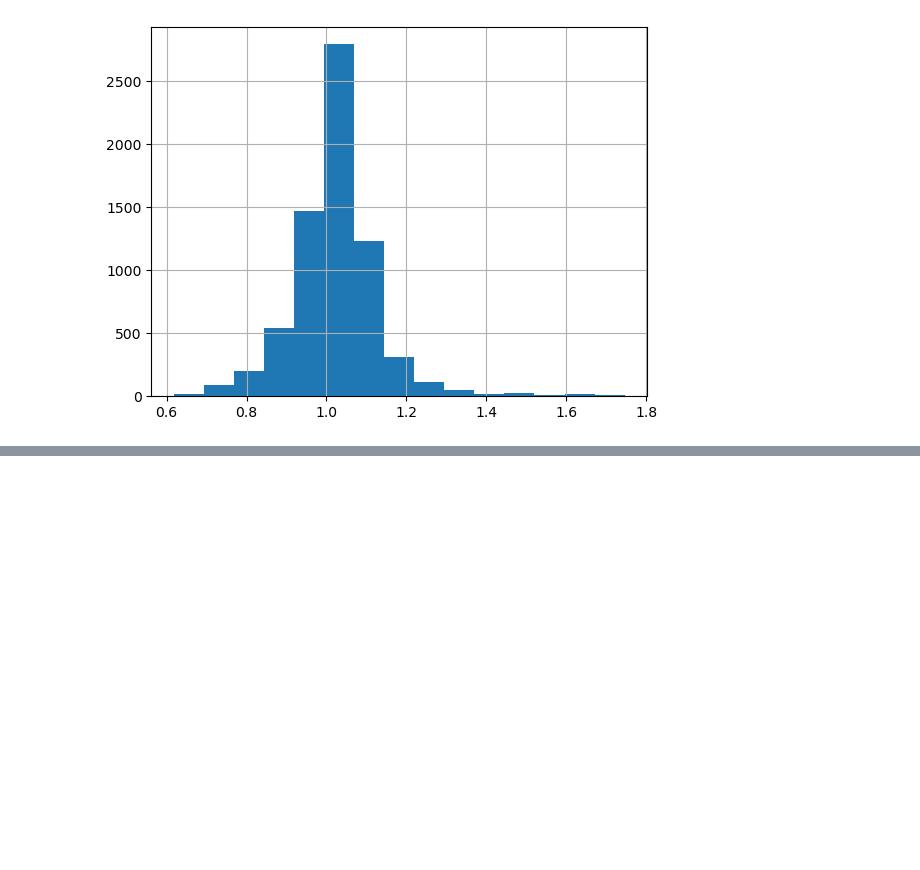
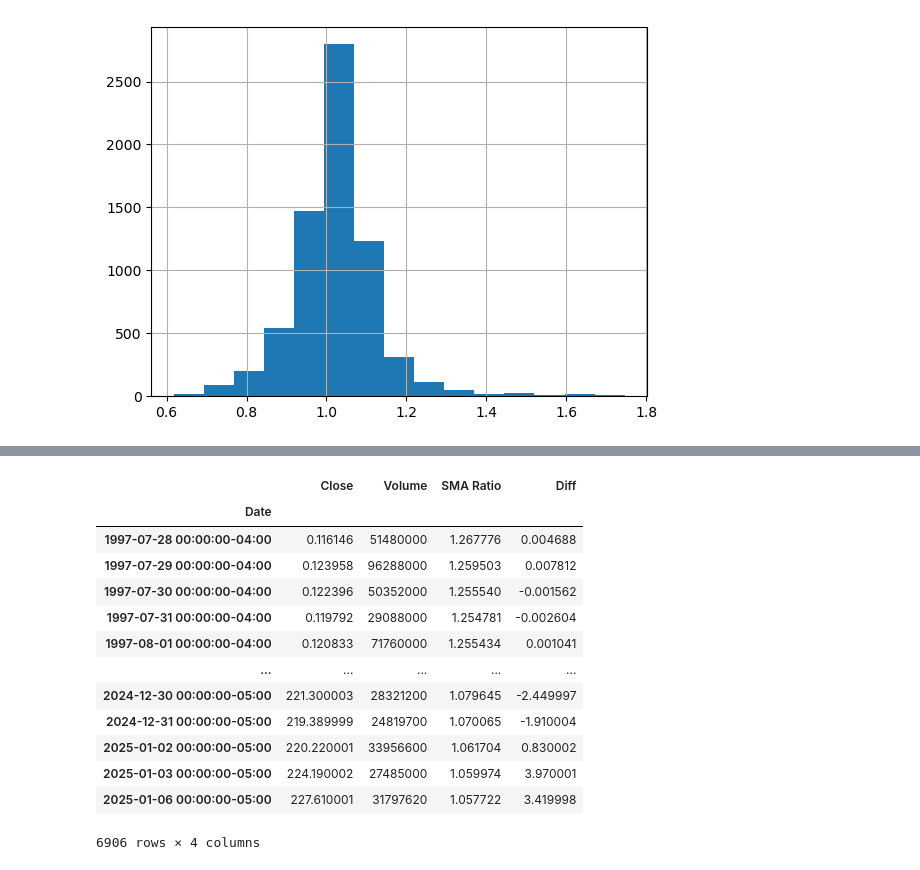
Before and after one commit to joeyallen1/RL_Trading, a Jupyter notebook: Trading.ipynb, the cells around one changed output, grey strips where cells are left out. Cells and saved outputs as stored; diff of their text form; code cells hidden in the pictures; blank space fills up the shorter version.

```diff
--- a/Trading.ipynb
+++ b/Trading.ipynb
@@ -157,0 +169,19 @@ amzn_df['SMA Ratio'].hist(bins=15)
+# %%
+amzn_df['Diff'] = amzn_df['Close'].diff()
+amzn_df.dropna(inplace=True)
+amzn_df
+# %% [output]
+|  | Close | Volume | SMA Ratio | Diff |
+| Date |  |  |  |  |
+| 1997-07-28 00:00:00-04:00 | 0.116146 | 51480000 | 1.267776 | 0.004688 |
+| 1997-07-29 00:00:00-04:00 | 0.123958 | 96288000 | 1.259503 | 0.007812 |
+| 1997-07-30 00:00:00-04:00 | 0.122396 | 50352000 | 1.255540 | -0.001562 |
+| 1997-07-31 00:00:00-04:00 | 0.119792 | 29088000 | 1.254781 | -0.002604 |
+| 1997-08-01 00:00:00-04:00 | 0.120833 | 71760000 | 1.255434 | 0.001041 |
+| ... | ... | ... | ... | ... |
+| 2024-12-30 00:00:00-05:00 | 221.300003 | 28321200 | 1.079645 | -2.449997 |
+| 2024-12-31 00:00:00-05:00 | 219.389999 | 24819700 | 1.070065 | -1.910004 |
+| 2025-01-02 00:00:00-05:00 | 220.220001 | 33956600 | 1.061704 | 0.830002 |
+| 2025-01-03 00:00:00-05:00 | 224.190002 | 27485000 | 1.059974 | 3.970001 |
+| 2025-01-06 00:00:00-05:00 | 227.610001 | 31797620 | 1.057722 | 3.419998 |
+6906 rows × 4 columns
```
Also changed, not shown: parts of 17 cells of this notebook.
